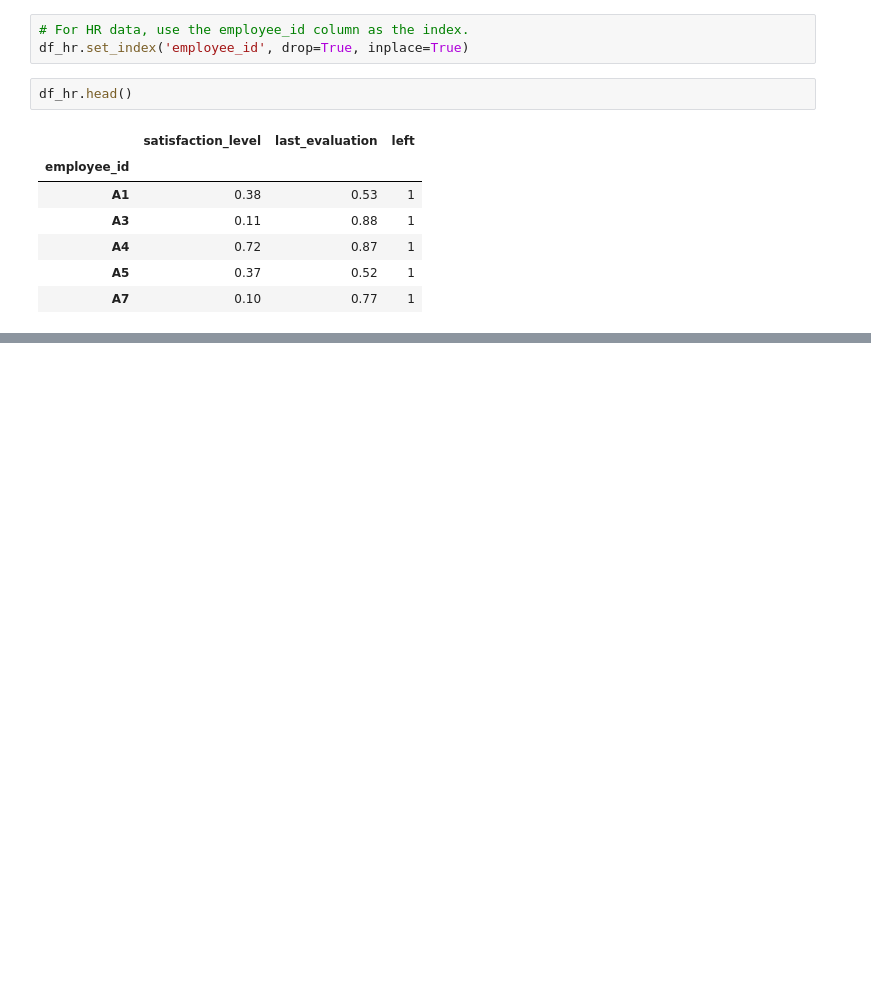
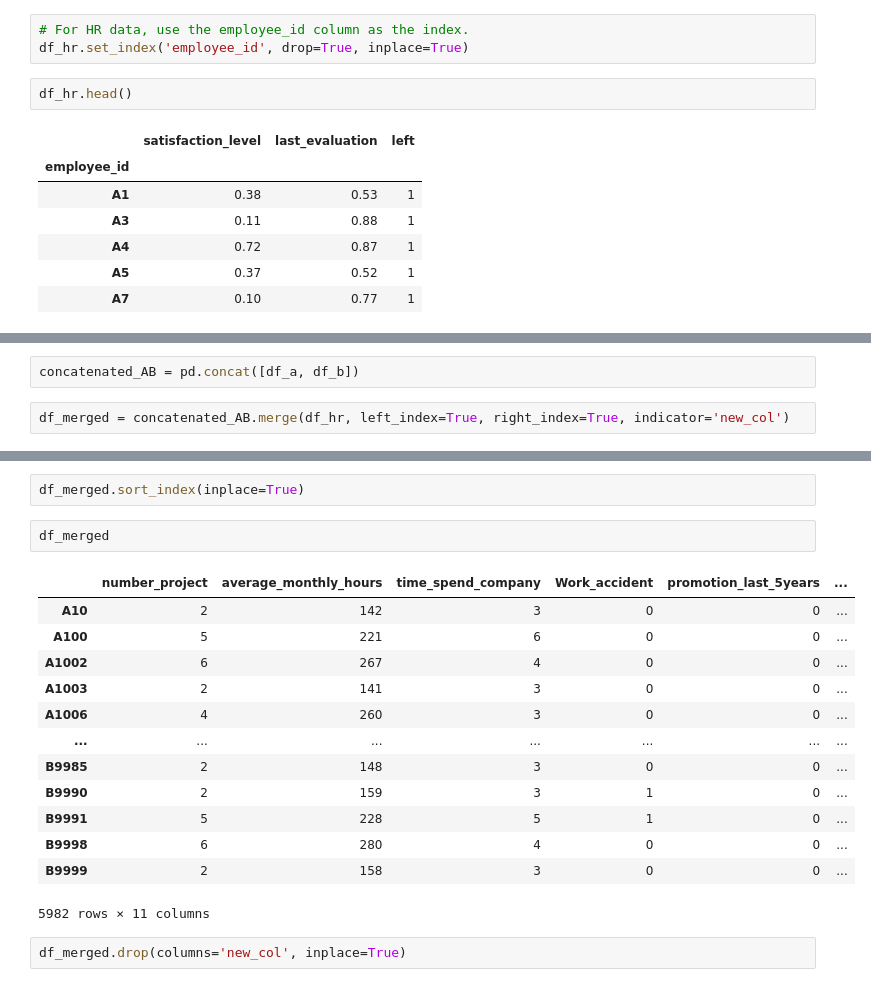
Before and after one commit to isaultirado77/learning-python, a Jupyter notebook: pandas/HR_data_analysis.ipynb, the cells around one changed output, grey strips where cells are left out. Saved outputs shown, nothing was run; the diff lists cells and outputs as text; blank space fills up the shorter version.

Commit message:
add sheets tables

```diff
--- a/pandas/HR_data_analysis.ipynb
+++ b/pandas/HR_data_analysis.ipynb
@@ -293,0 +303,4 @@ df_hr.head()
+# %%
+concatenated_AB = pd.concat([df_a, df_b])
+# %%
+df_merged = concatenated_AB.merge(df_hr, left_index=True, right_index=True, indicator='new_col')
@@ -293,0 +316,20 @@ df_hr.head()
+# %%
+df_merged.sort_index(inplace=True)
+# %%
+df_merged
+# %% [output]
+|  | number_project | average_monthly_hours | time_spend_company | Work_accident | promotion_last_5years | ... |
+| A10 | 2 | 142 | 3 | 0 | 0 | ... |
+| A100 | 5 | 221 | 6 | 0 | 0 | ... |
+| A1002 | 6 | 267 | 4 | 0 | 0 | ... |
+| A1003 | 2 | 141 | 3 | 0 | 0 | ... |
+| A1006 | 4 | 260 | 3 | 0 | 0 | ... |
+| ... | ... | ... | ... | ... | ... | ... |
+| B9985 | 2 | 148 | 3 | 0 | 0 | ... |
+| B9990 | 2 | 159 | 3 | 1 | 0 | ... |
+| B9991 | 5 | 228 | 5 | 1 | 0 | ... |
+| B9998 | 6 | 280 | 4 | 0 | 0 | ... |
+| B9999 | 2 | 158 | 3 | 0 | 0 | ... |
+5982 rows × 11 columns
+# %%
+df_merged.drop(columns='new_col', inplace=True)
```
Also changed, not shown: parts of 5 cells of this notebook, 3 other files.
